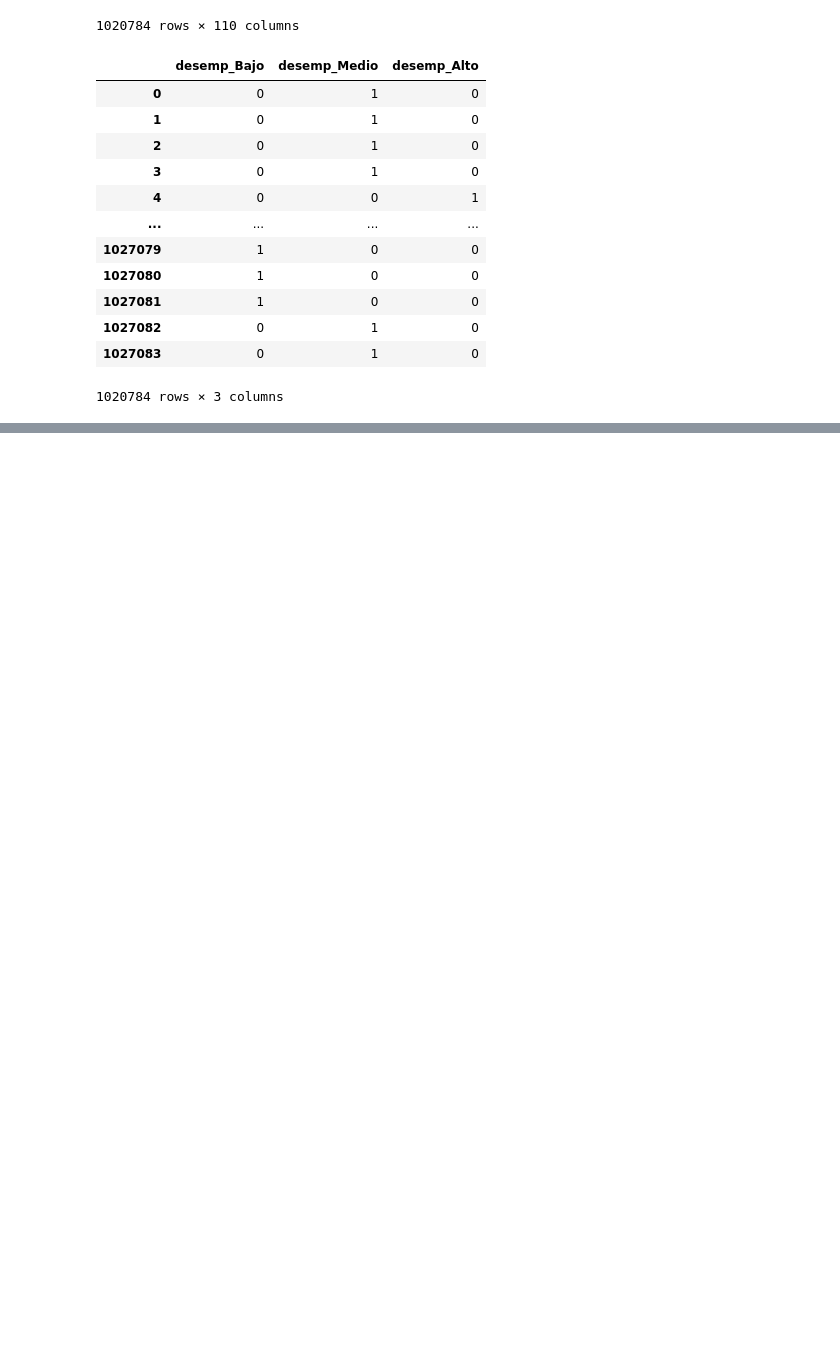
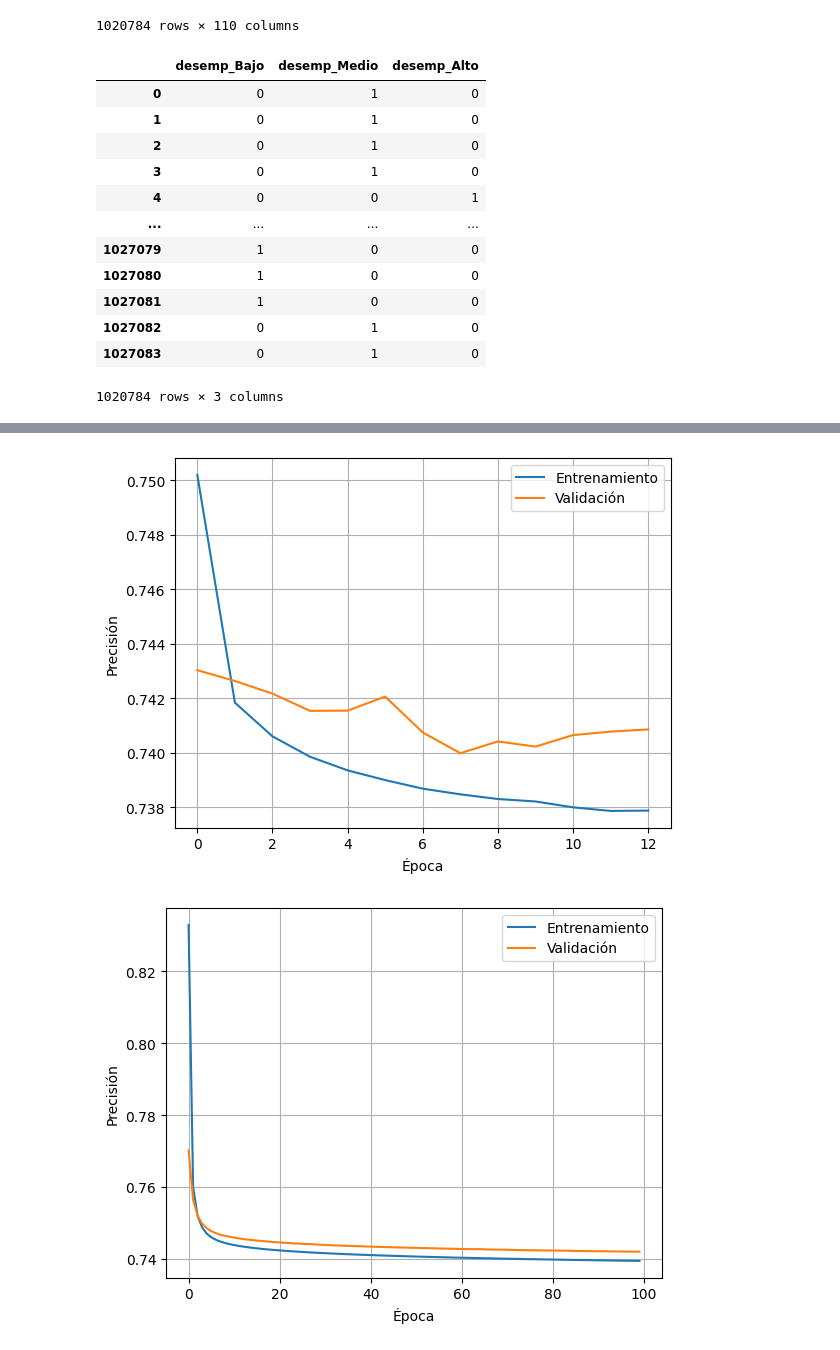
Before and after one commit to jczv24/Proyecto-2, a Jupyter notebook: fuentes_de_modelizacion.ipynb, the cells around one changed output, grey strips where cells are left out. Saved outputs shown, nothing was run; the diff lists cells and outputs as text; code cells hidden in the pictures; blank space fills up the shorter version.

```diff
--- a/fuentes_de_modelizacion.ipynb
+++ b/fuentes_de_modelizacion.ipynb
@@ -379,0 +405,5 @@ X_train, X_test, y_train, y_test = train_test_split(X, y, test_size=0.2, random_
+# %%
+n_iter = 5  # número de combinaciones a probar
+random_params = ParameterSampler(param_grid, n_iter=n_iter)
+for i in random_params:
+    print(i)
@@ -379,0 +416,29 @@ X_train, X_test, y_train, y_test = train_test_split(X, y, test_size=0.2, random_
+# %%
+from keras import callbacks
+earlystopping = callbacks.EarlyStopping(monitor = "val_loss",
+                                        mode = "min",
+                                        patience = 5,
+                                        restore_best_weights = True)
+# %%
+models = []
+for params in random_params:
+    print(params)
+    mod_hist = []
+    model = build_model(
+        optimizer = params['optimizer'],
+        activation = params['act_func'],
+        layers = params['layers'],
+        hidden_units = params['hidden_units']
+    )
+
+    history = model.fit(
+        X_train, y_train,
+        epochs = params['epochs'],
+        batch_size = params['batch_size'],
+        validation_split = 0.2,
+        callbacks = [earlystopping]
+        )
+
+    mod_hist.append(model)
+    mod_hist.append(history)
+    models.append(mod_hist)
@@ -379,0 +463,12 @@ X_train, X_test, y_train, y_test = train_test_split(X, y, test_size=0.2, random_
+# %%
+for mod, hist in models:
+    plt.plot(hist.history['loss'], label='Entrenamiento')
+    plt.plot(hist.history['val_loss'], label='Validación')
+    plt.xlabel('Época')
+    plt.ylabel('Precisión')
+    plt.legend()
+    plt.grid(True)
+    plt.show()
+# %% [output]
+[figure, added]
+[figure, added]
```
Also changed, not shown: parts of 15 cells of this notebook.
